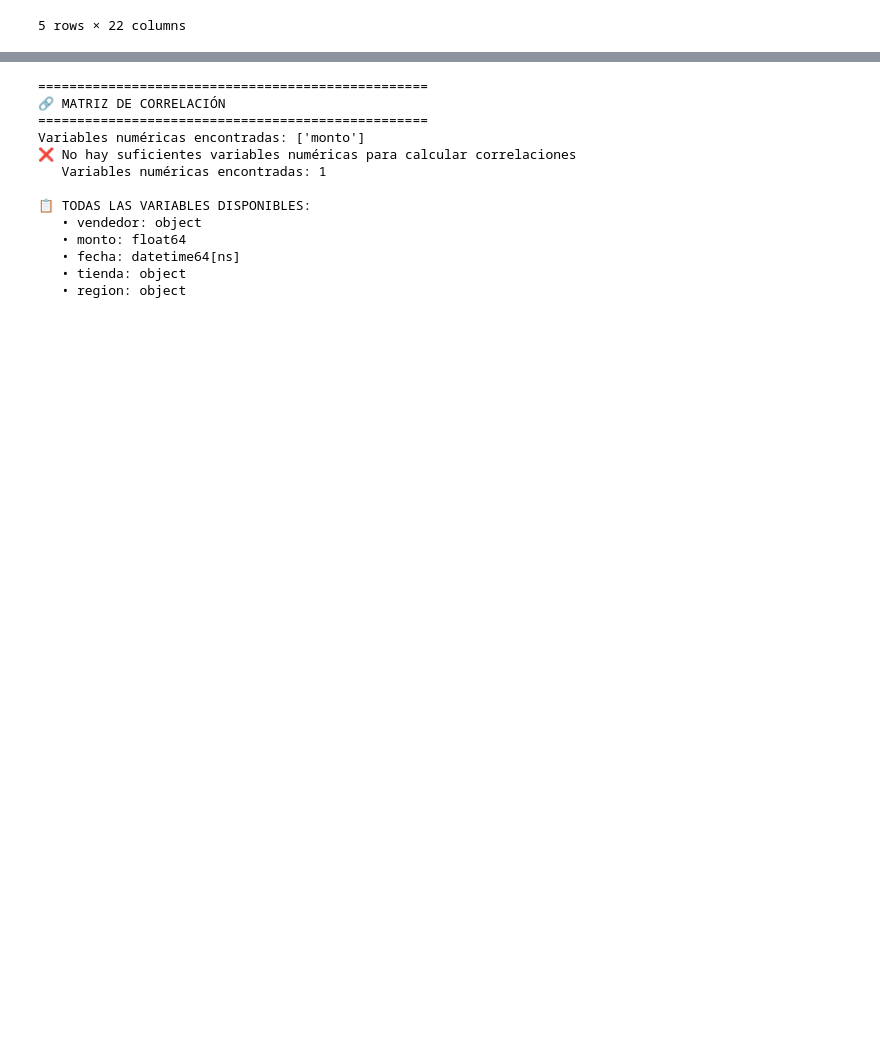
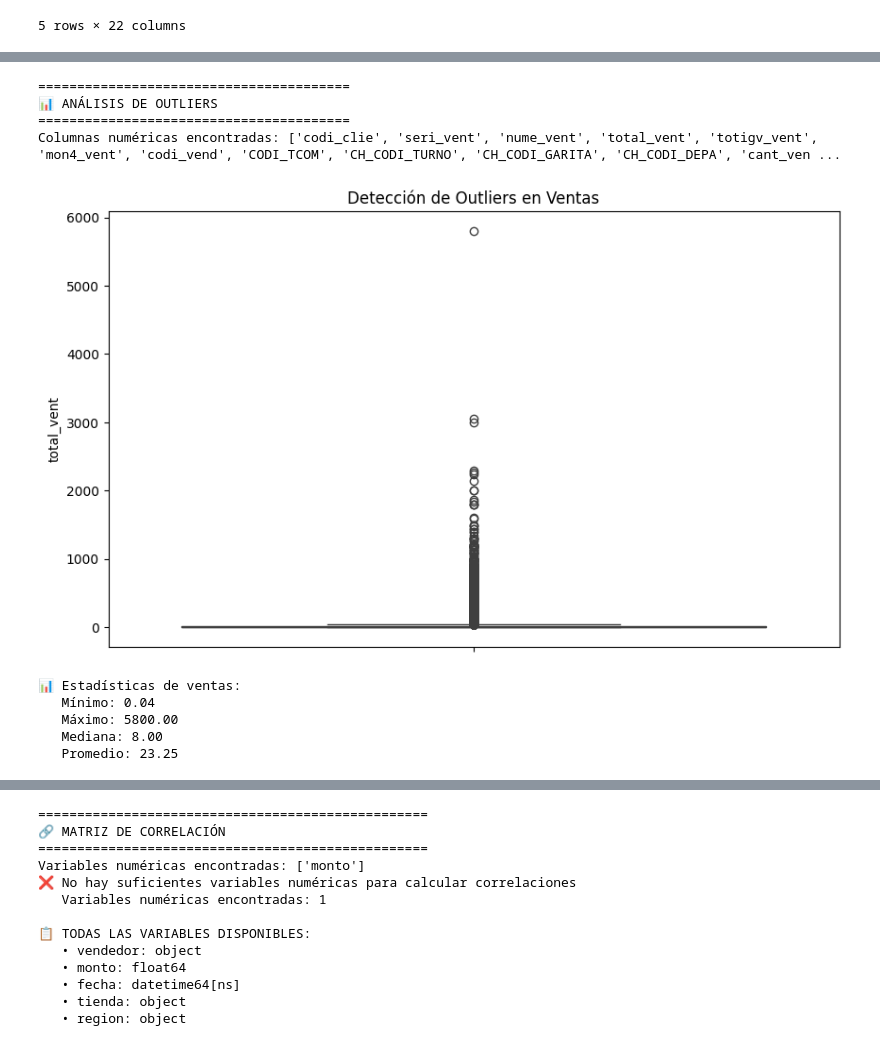
Before and after one commit to jhuarancca/ChiefAIOfficerProgram, a Jupyter notebook: CAIO_Entregable02_EDA.ipynb, the cells around one changed output, grey strips where cells are left out. Saved outputs shown, nothing was run; the diff lists cells and outputs as text; code cells hidden in the pictures; blank space fills up the shorter version.

```diff
--- a/CAIO_Entregable02_EDA.ipynb
+++ b/CAIO_Entregable02_EDA.ipynb
@@ -267,0 +113,45 @@ Ejemplo de fechas convertidas: [Timestamp('2026-02-24 00:00:00'), Timestamp('202
+# %%
+print("\n" + "="*40)
+print("📊 ANÁLISIS DE OUTLIERS")
+print("="*40)
+
+ # Identificar columnas numéricas para análisis de outliers
+numeric_columns = df.select_dtypes(include=[np.number]).columns
+
+if len(numeric_columns) > 0:
+    print(f"Columnas numéricas encontradas: {list(numeric_columns)}")
+
+    # Verificar si existe la columna 'ventas'
+    if 'total_vent' in df.columns:
+        plt.figure(figsize=(10, 6))
+        sns.boxplot(data=df, y='total_vent')
+        plt.title('Detección de Outliers en Ventas')
+        plt.show()
+
+        # Estadísticas adicionales de ventas
+        print(f"\n📊 Estadísticas de ventas:")
+        print(f"   Mínimo: {df['total_vent'].min():.2f}")
+        print(f"   Máximo: {df['total_vent'].max():.2f}")
+        print(f"   Mediana: {df['total_vent'].median():.2f}")
+        print(f"   Promedio: {df['total_vent'].mean():.2f}")
+    else:
+        print("❌ No se encontró la columna 'ventas'")
+        print("Columnas disponibles:", list(df.columns))
+
+        # Mostrar boxplot de la primera columna numérica disponible
+        primera_numerica = numeric_columns[0]
+        plt.figure(figsize=(10, 6))
+        sns.boxplot(data=df, y=primera_numerica)
+        plt.title(f'Detección de Outliers en {primera_numerica}')
+        plt.show()
+# %% [output]
+========================================
+📊 ANÁLISIS DE OUTLIERS
+========================================
+Columnas numéricas encontradas: ['codi_clie', 'seri_vent', 'nume_vent', 'total_vent', 'totigv_vent', 'mon4_vent', 'codi_vend', 'CODI_TCOM', 'CH_CODI_TURNO', 'CH_CODI_GARITA', 'CH_CODI_DEPA', 'cant_ven ...
+[figure, added]
+📊 Estadísticas de ventas:
+   Mínimo: 0.04
+   Máximo: 5800.00
+   Mediana: 8.00
+   Promedio: 23.25
```
Also changed, not shown: parts of 11 cells of this notebook.
